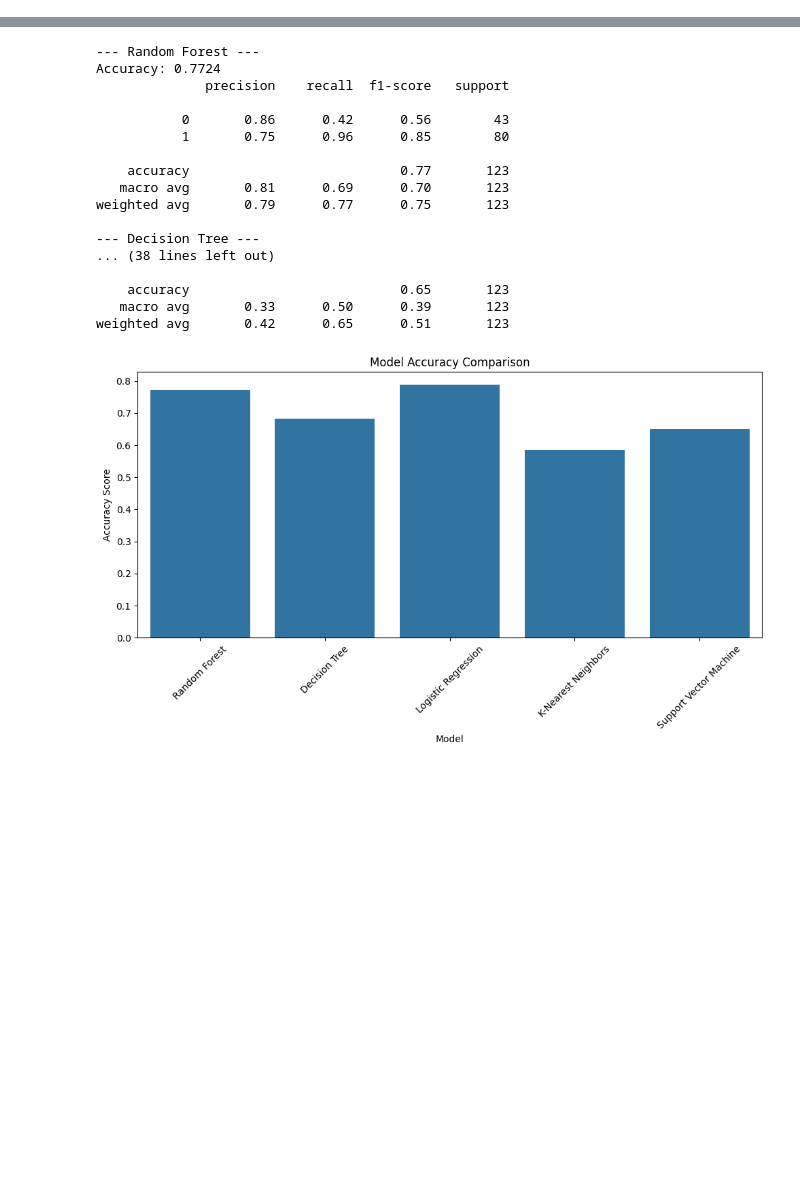
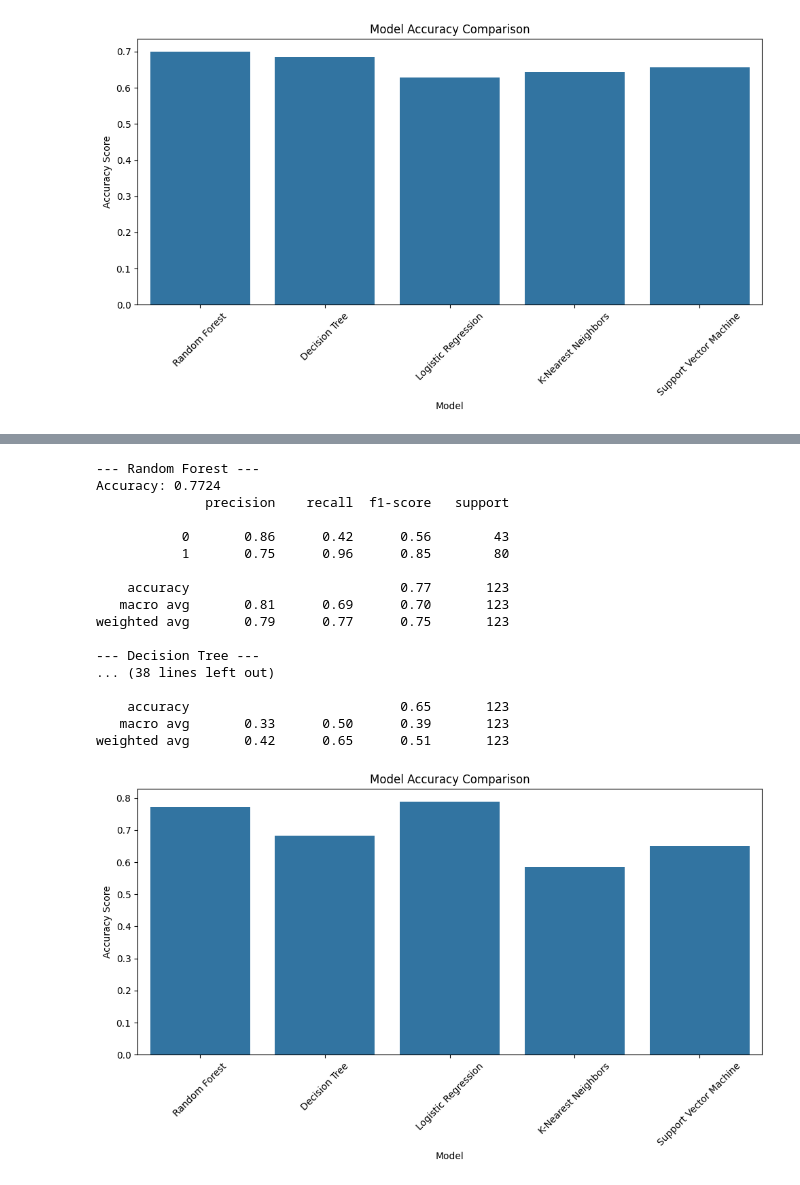
Before and after one commit to Ismat-Samadov/Loan_Eligiblity, a Jupyter notebook: model/research.ipynb, the cells around one changed output, grey strips where cells are left out. Drawn from its saved outputs; the diff is of its cells as text; code cells hidden in the pictures; blank space fills up the shorter version.

```diff
--- a/model/research.ipynb
+++ b/model/research.ipynb
@@ -2,0 +1,88 @@
+# %%
+import pandas as pd
+from sklearn.model_selection import train_test_split
+from sklearn.preprocessing import LabelEncoder, MinMaxScaler
+from sklearn.ensemble import RandomForestClassifier
+from sklearn.tree import DecisionTreeClassifier
+from sklearn.linear_model import LogisticRegression
+from sklearn.neighbors import KNeighborsClassifier
+from sklearn.svm import SVC
+from sklearn.metrics import accuracy_score, classification_report
+from imblearn.over_sampling import SMOTE
+import matplotlib.pyplot as plt
+import seaborn as sns
+
+# Load the dataset
+loan_train = pd.read_csv('data/loan-train.csv')
+
+# Step 1: Clean the data
+# Separate categorical and numerical columns
+categorical_cols = loan_train.select_dtypes(include=['object']).columns
+numerical_cols = loan_train.select_dtypes(exclude=['object']).columns
+
+# Fill missing values: Categorical columns with mode, Numerical columns with mean
+for col in categorical_cols:
+    loan_train[col].fillna(loan_train[col].mode()[0], inplace=True)
+
+for col in numerical_cols:
+    loan_train[col].fillna(loan_train[col].mean(), inplace=True)
+
+# Replace '3+' in Dependents with '3' and convert Dependents to numerical
+loan_train['Dependents'] = loan_train['Dependents'].replace('3+', '3')
+
+# One-hot encode categorical variables using pd.get_dummies
+loan_train = pd.get_dummies(loan_train, columns=['Gender', 'Married', 'Dependents', 'Education', 'Self_Employed', 'Property_Area'], drop_first=True)
+
+# Step 2: Outlier Removal using IQR Method
+Q1 = loan_train[numerical_cols].quantile(0.25)
+Q3 = loan_train[numerical_cols].quantile(0.75)
+IQR = Q3 - Q1
+
+# Filter out the outliers based on IQR
+loan_train = loan_train[~((loan_train[numerical_cols] < (Q1 - 1.5 * IQR)) | (loan_train[numerical_cols] > (Q3 + 1.5 * IQR))).any(axis=1)]
+
+# Step 3: Normalize the numerical features
+scaler = MinMaxScaler()
+loan_train[numerical_cols] = scaler.fit_transform(loan_train[numerical_cols])
+
+# Step 4: Prepare the data
+X = loan_train.drop(columns=['Loan_ID', 'Loan_Status'])
+y = loan_train['Loan_Status']
+
+# Train-test split
+X_train, X_test, y_train, y_test = train_test_split(X, y, test_size=0.2, random_state=42)
+
+# Step 5: Apply SMOTE to handle class imbalance
+smote = SMOTE(random_state=42)
+X_train_res, y_train_res = smote.fit_resample(X_train, y_train)
+
+# Initialize models
+models = {
+    "Random Forest": RandomForestClassifier(random_state=42),
+    "Decision Tree": DecisionTreeClassifier(random_state=42),
+    "Logistic Regression": LogisticRegression(max_iter=1000, random_state=42),
+    "K-Nearest Neighbors": KNeighborsClassifier(),
+    "Support Vector Machine": SVC(random_state=42)
+}
+
+# Train models and evaluate their performance
+model_accuracies = {}
+for model_name, model in models.items():
+    model.fit(X_train_res, y_train_res)
+    y_pred = model.predict(X_test)
+    accuracy = accuracy_score(y_test, y_pred)
+    model_accuracies[model_name] = accuracy
+    print(f"--- {model_name} ---")
+    print(f"Accuracy: {accuracy:.4f}")
+    print(classification_report(y_test, y_pred))
+
+# Step 6: Visualize the results
+plt.figure(figsize=(10, 6))
+sns.barplot(x=list(model_accuracies.keys()), y=list(model_accuracies.values()))
+plt.title('Model Accuracy Comparison')
+plt.xlabel('Model')
+plt.ylabel('Accuracy Score')
+plt.xticks(rotation=45)
+plt.tight_layout()
+plt.show()
+# %% [output]
@@ -2,0 +106 @@
+[figure, added]
```
Also changed, not shown: parts of 10 cells of this notebook.
